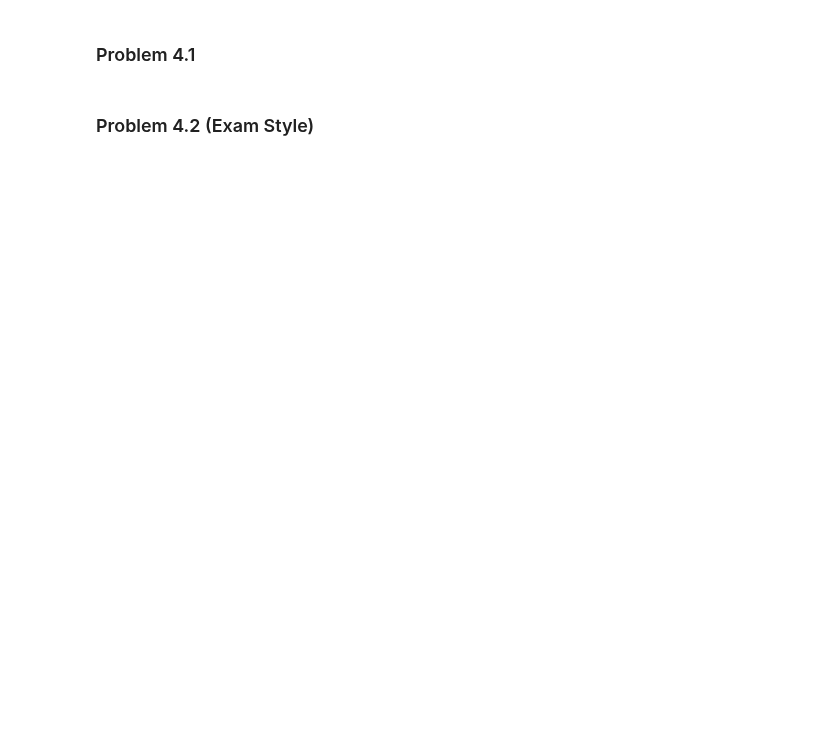
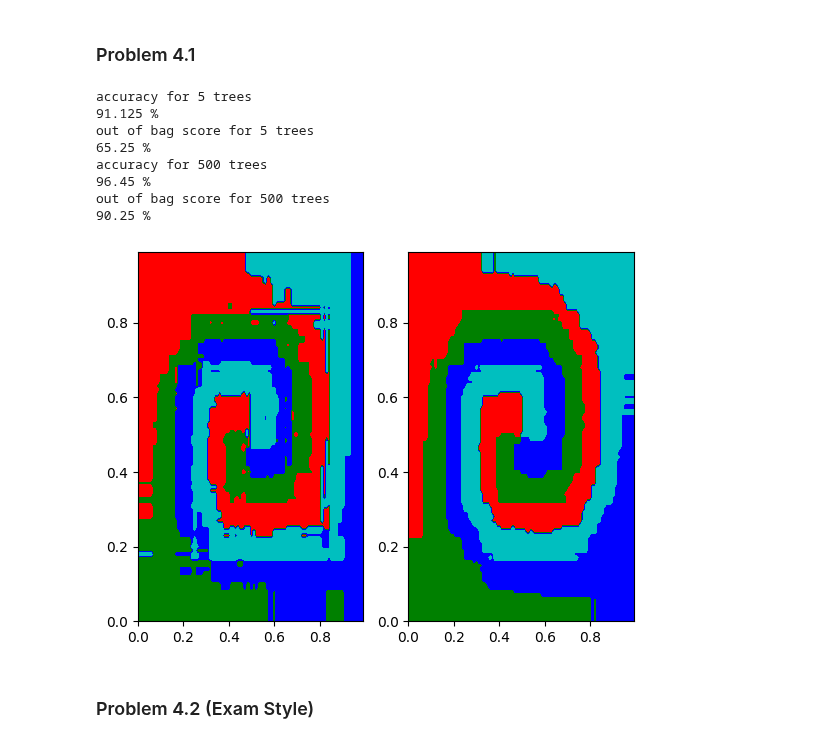
Before and after one commit to glianx/cs371, a Jupyter notebook: hw7/gordon.ipynb, the cells around one changed output. Drawn from its saved outputs; the diff is of its cells as text; code cells hidden in the pictures; blank space fills up the shorter version.

```diff
--- a/hw7/gordon.ipynb
+++ b/hw7/gordon.ipynb
@@ -208,4 +250,42 @@ def coarse_regions(h, colors, step=0.01):
 # %% [markdown]
 ### Problem 4.1
+# %%
+import warnings
+
+
+def addplot(n_estimators, subplot):
+    h = sklearn.ensemble.RandomForestClassifier(
+        n_estimators = n_estimators,
+        max_depth = None,
+        min_samples_split = 2,
+        random_state = 0,
+        oob_score = True
+    )
+    h.fit(tx,ty)
+
+    plt.subplot(1,2,subplot)
+    coarse_regions(h, spiral.labels)
+
+    print(f'accuracy for {n_estimators} trees')
+    print(np.round(sklearn.metrics.accuracy_score(sy,h.predict(sx)) * 100,3),'%')
+    print(f'out of bag score for {n_estimators} trees')
+    print(np.round(h.oob_score_ * 100,3),'%')
+
+    warnings.catch_warnings()
+    warnings.simplefilter('ignore')
+
+addplot(5,1)
+addplot(500,2)
+plt.show()
+# %% [output]
+accuracy for 5 trees
+91.125 %
+out of bag score for 5 trees
+65.25 %
+accuracy for 500 trees
+96.45 %
+out of bag score for 500 trees
+90.25 %
+[figure, added]
 # %% [markdown]
 ### Problem 4.2 (Exam Style)
```
Also changed, not shown: parts of 10 cells of this notebook, 2 other files.
